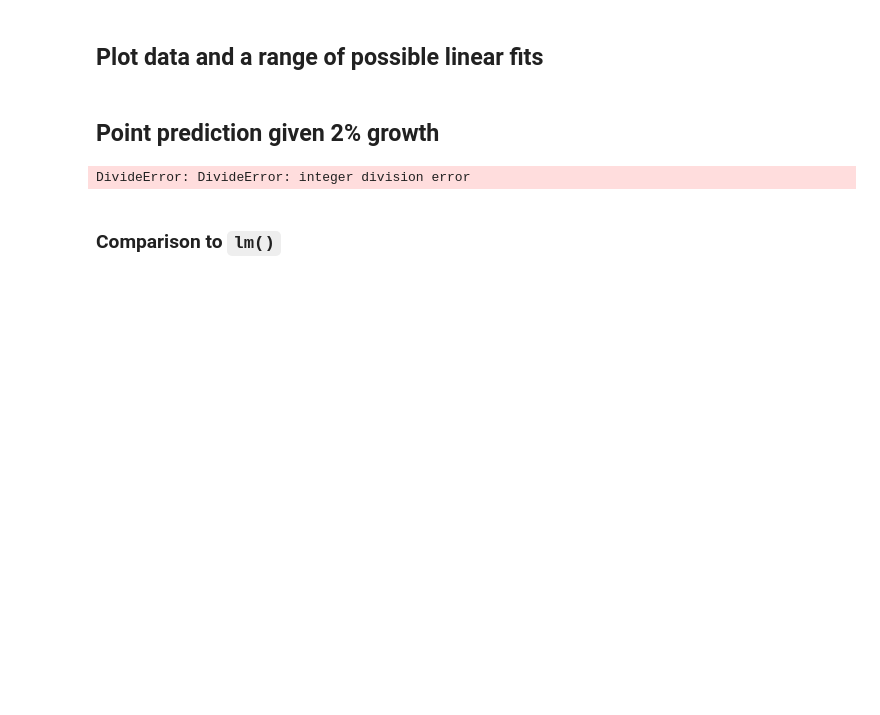
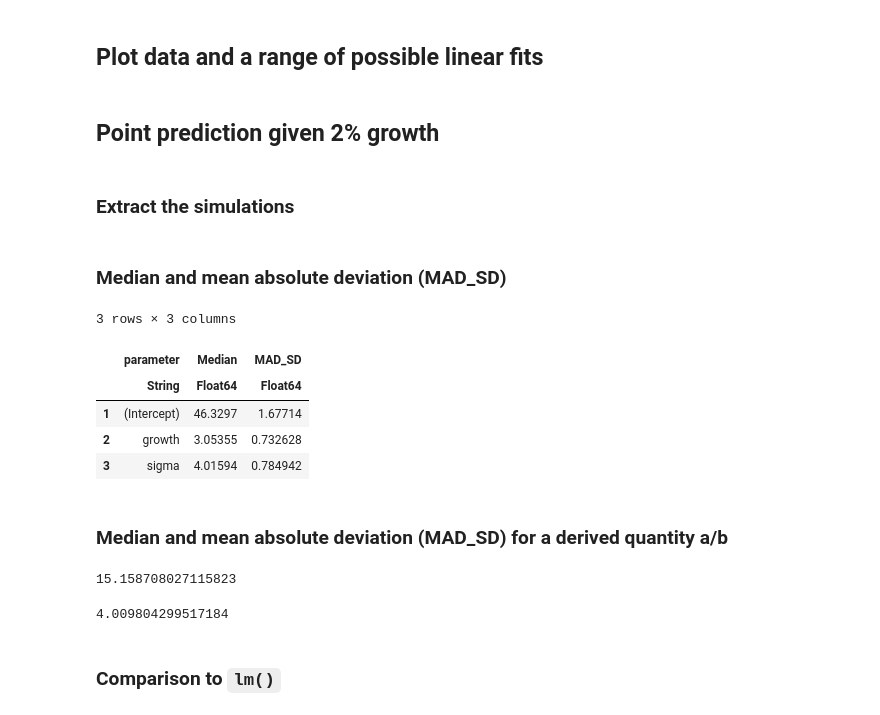
Before and after one commit to tjburch/ROS-turing, a Jupyter notebook: ElectionsEconomy/Hibbs.ipynb, the cells around one changed output. Saved outputs shown, nothing was run; the diff lists cells and outputs as text; code cells hidden in the pictures; blank space fills up the shorter version.

```diff
--- a/ElectionsEconomy/Hibbs.ipynb
+++ b/ElectionsEconomy/Hibbs.ipynb
@@ -46,5 +50,6 @@ first(hibbs, 6)
 end;
 # %%
 model = m1(hibbs[:, :growth], hibbs[:, :vote])
-chain = sample(model, NUTS(0.65), 1000)
+chain = sample(model, NUTS(0.65), 4000)
+summarystats(chain)
 # %% [output]
@@ -142,6 +144,7 @@ p = @df hibbs scatter(
     title="Data and range of possible linear fits",
     legend=false,
     ylims=(40,65),
+    color=:black
 )
 
 for i in rand(1:length(results.α), 50)
@@ -154,8 +157,39 @@ end
 display(p)
 # %% [markdown]
 ## Point prediction given 2% growth
+# %% [markdown]
+### Extract the simulations
 # %%
-predict(model, chain)
+sims = get(chain,[:α, :β, :σ])
+a = sims.α.data
+b = sims.β.data
+sigma = sims.σ.data;
-# %% [output]
-DivideError: DivideError: integer division error
+# %% [markdown]
+### Median and mean absolute deviation (MAD_SD)
+# %%
+med = [median(p) for p in [a,b,sigma]]
+MAD_SD = [mad(p) for p in [a,b,sigma]]
+d_show = DataFrame([
+        :parameter=>["(Intercept)","growth","sigma"],
+        :Median=>med,
+        :MAD_SD=>MAD_SD,
+        ])
+# %% [output]
+3 rows × 3 columns
+|  | parameter | Median | MAD_SD |
+|  | String | Float64 | Float64 |
+| 1 | (Intercept) | 46.3297 | 1.67714 |
+| 2 | growth | 3.05355 | 0.732628 |
+| 3 | sigma | 4.01594 | 0.784942 |
+# %% [markdown]
+### Median and mean absolute deviation (MAD_SD) for a derived quantity a/b
+# %%
+z = a./b
+println(median(z))
+# %% [output]
+15.158708027115823
+# %%
+println(mad(z))
+# %% [output]
+4.009804299517184
 # %%
```
Also changed, not shown: parts of 10 cells of this notebook, 1 other file.
